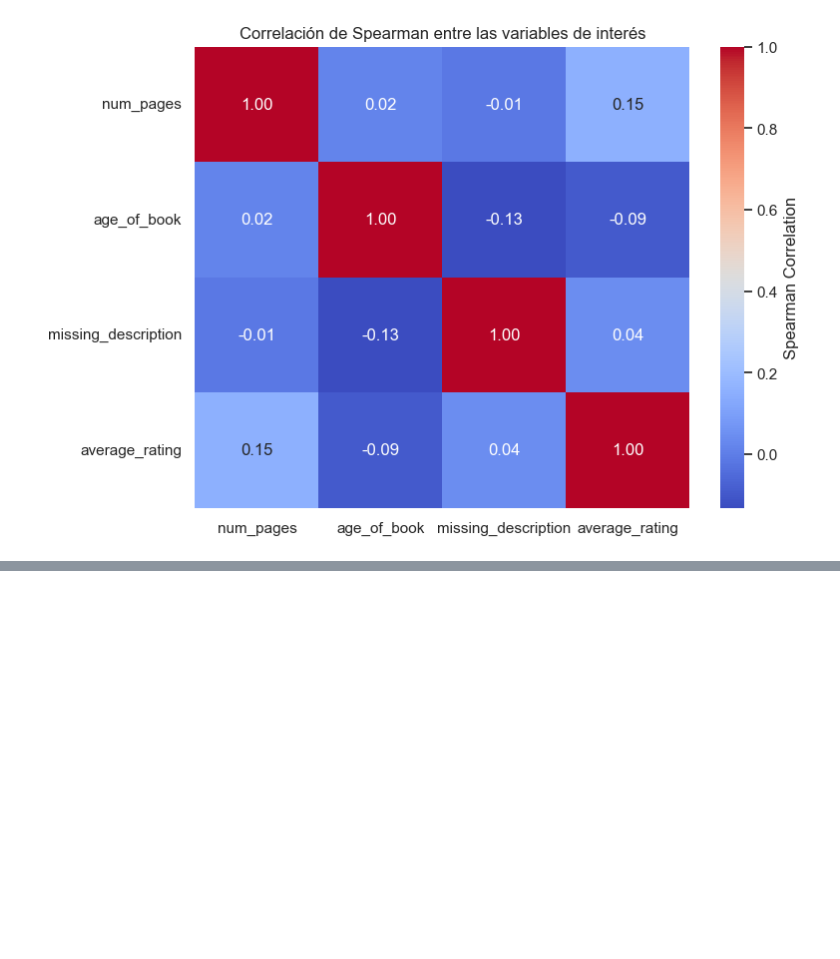
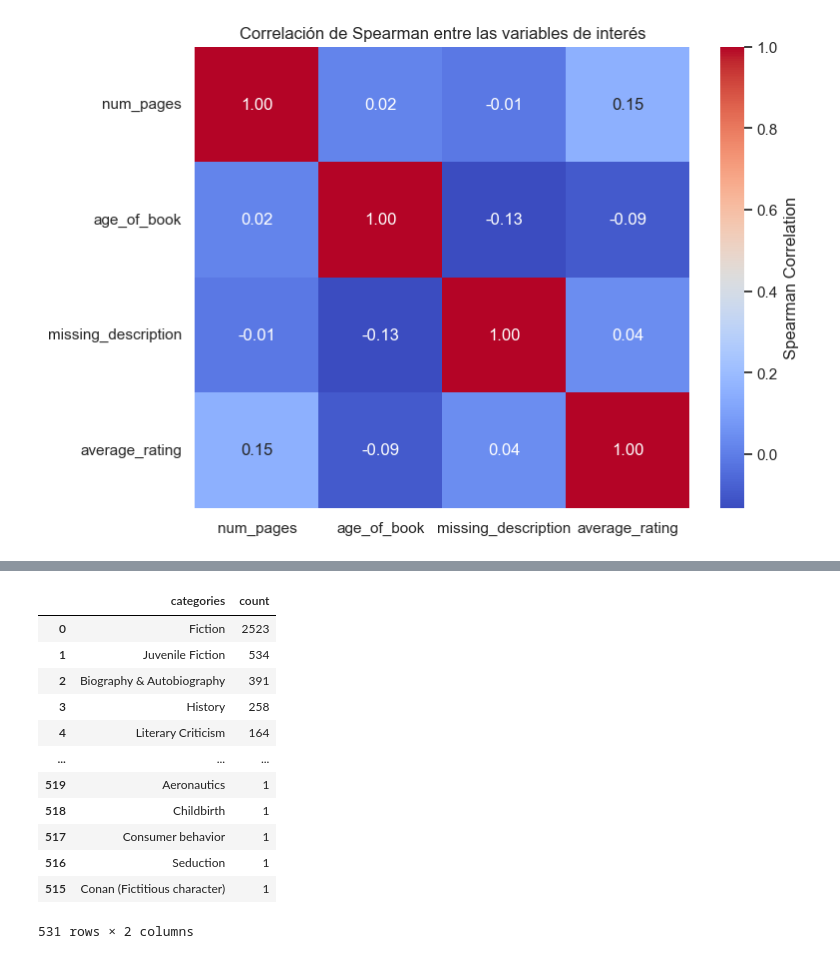
Before and after one commit to enmanuelneri/semantic-book-recommenderV2, a Jupyter notebook: data-exploration.ipynb, the cells around one changed output, grey strips where cells are left out. Saved outputs shown, nothing was run; the diff lists cells and outputs as text; code cells hidden in the pictures; blank space fills up the shorter version.

Commit message:
Subiendo cambios en descripcion y categorias

```diff
--- a/data-exploration.ipynb
+++ b/data-exploration.ipynb
@@ -120,0 +148,6 @@ plt.show()
+# %%
+# Creando un nuevo dataset llamado book_missing negando el dataset anterior
+book_missing = df[~((df["description"].isna())|
+   (df["num_pages"].isna())|
+   (df["average_rating"].isna())|
+   (df["published_year"].isna()))]
@@ -120,0 +171,22 @@ plt.show()
+# %%
+# Lo siguiente a realizar es reducir la cantidad de Categorias que hay
+# Obteniendo la cantidad de libros que hay en cada categoria, y se ordenan de mayor a menor
+book_missing["categories"].value_counts().reset_index().sort_values("count",ascending=False)
+# De los resultados se puede obtener que hay una desigual distribucion de categorias,
+# siendo Fiction la mas popular, luego le sigue Juvenile y de ahi le siguen una gran variedad
+# de categorias las cuales van a tener que ser reclasificadas y para ellos se usará LLM
+# en especifico text clasification.
+# %% [output]
+|  | categories | count |
+| 0 | Fiction | 2523 |
+| 1 | Juvenile Fiction | 534 |
+| 2 | Biography & Autobiography | 391 |
+| 3 | History | 258 |
+| 4 | Literary Criticism | 164 |
+| ... | ... | ... |
+| 519 | Aeronautics | 1 |
+| 518 | Childbirth | 1 |
+| 517 | Consumer behavior | 1 |
+| 516 | Seduction | 1 |
+| 515 | Conan (Fictitious character) | 1 |
+531 rows × 2 columns
```
Also changed, not shown: parts of 8 cells of this notebook, 1 other file.
